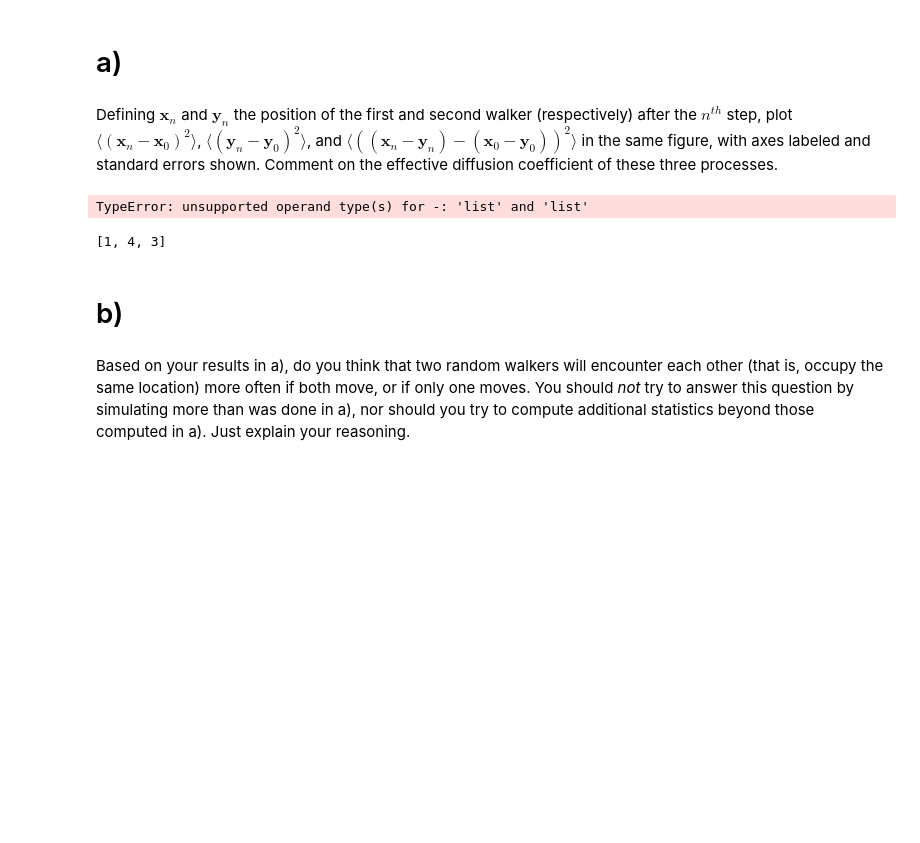
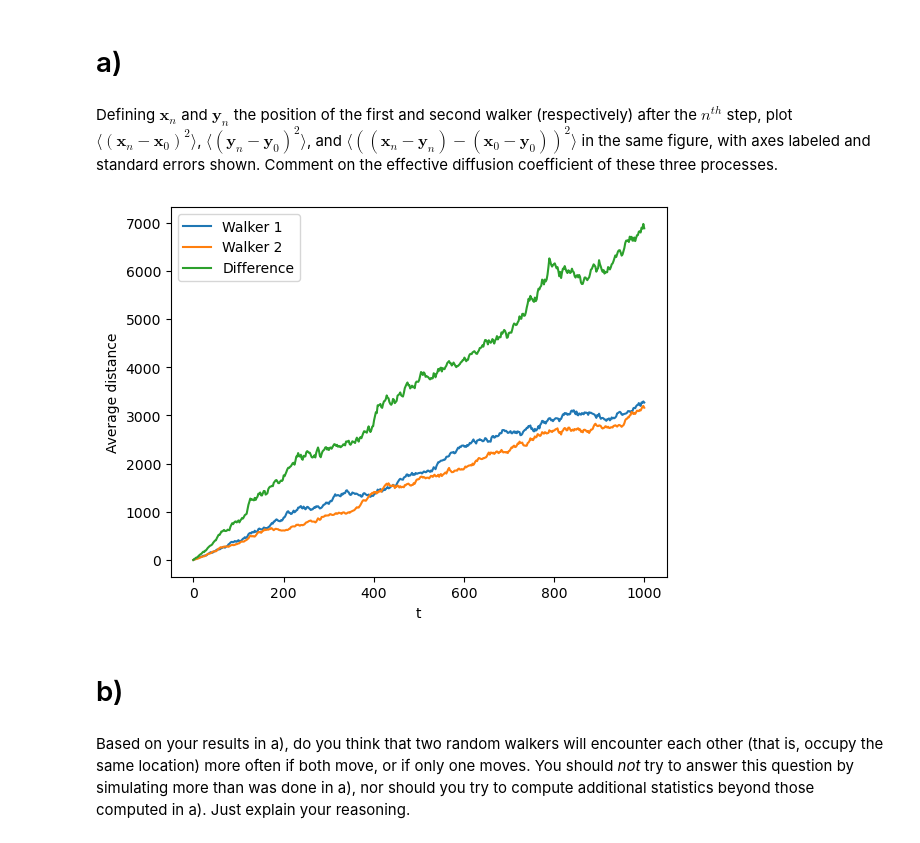
Before and after one commit to MacksEntropy/Biophysics, a Jupyter notebook: HW2/p1.ipynb, the cells around one changed output. Saved outputs shown, nothing was run; the diff lists cells and outputs as text; code cells hidden in the pictures; blank space fills up the shorter version.

Commit message:
Updated plot

```diff
--- a/HW2/p1.ipynb
+++ b/HW2/p1.ipynb
@@ -56,7 +56,7 @@ class RandomWalk():
             pylab.plot(x, y)
             pylab.show()
 
-        return np.arrx, y, r2
+        return np.array(x), np.array(y), np.array(r2)
 # %% [markdown]
 # a)
 # %% [markdown]
@@ -64,41 +64,35 @@ Defining $\mathbf{x}_n$ and $\mathbf{y}_n$ the position of the first and second
 # %%
 # Initialize simulation parameters / structures
 nsim = 1000
 nsteps = 500
 w1_avgs = np.zeros(nsteps)
 w2_avgs = np.zeros(nsteps)
 diff_avgs = np.zeros(nsteps)
 walker1 = RandomWalk(0,0)
 walker2 = RandomWalk(0,0)
 
 # Preform simulation
 for i in range(1, nsim):
     w1_x, w1_y, w1_r2 = walker1.preform_walk(nsteps)
     w2_x, w2_y, w2_r2 = walker2.preform_walk(nsteps)
     diff_r2 = (w1_x-w2_x)**2 + (w1_y - w2_y)**2
-    w1_avgs += np.array(w1_r2)/i
-    w2_avgs += np.array(w2_r2)/i
-    diff_avgs += np.array(diff_r2)/i
+    w1_avgs += w1_r2/i
+    w2_avgs += w2_r2/i
+    diff_avgs += diff_r2/i
 
 # Plots
 t = np.linspace(0, nsim, nsteps)
 fig, ax = plt.subplots()
 ax.plot(t, w1_avgs, label='Walker 1')
 ax.plot(t, w2_avgs, label='Walker 2')
 ax.plot(t, diff_avgs, label='Difference')
 ax.set_xlabel('t')
 ax.set_ylabel('Average distance')
 # ax.set_title('Average distance over many ')
 ax.legend()
 plt.show()
 # %% [output]
-TypeError: unsupported operand type(s) for -: 'list' and 'list'
+[figure, added]
-# %%
-a = [1,2,3]
-a[i] += 2
-print(a)
-# %% [output]
-[1, 4, 3]
 # %% [markdown]
 # b)
 # %% [markdown]
```
